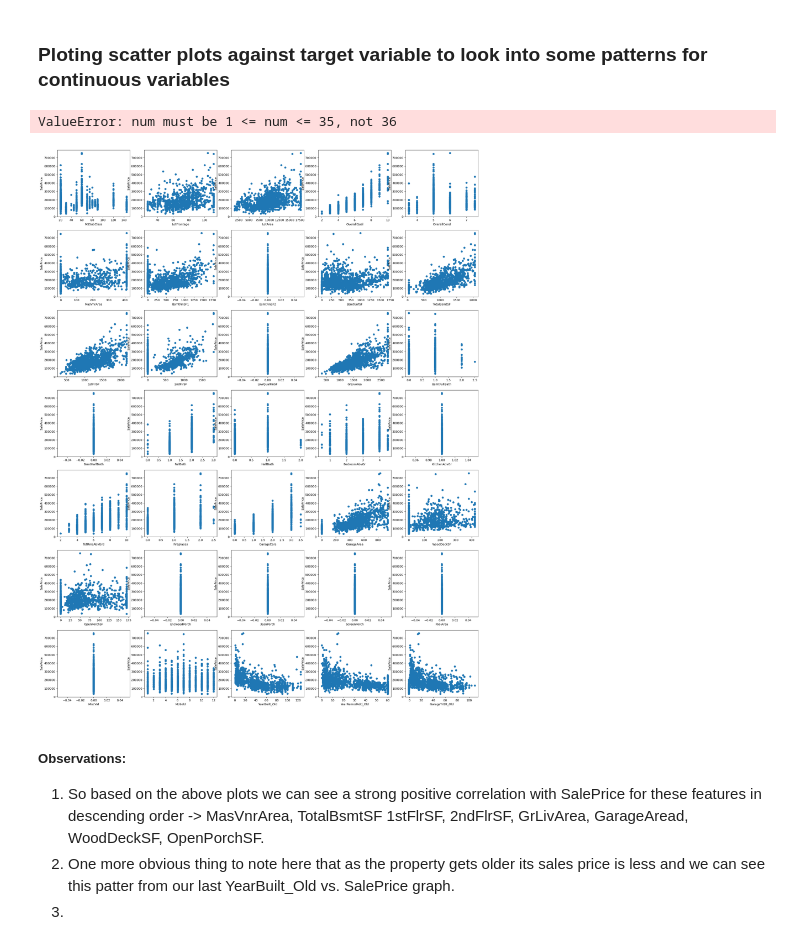
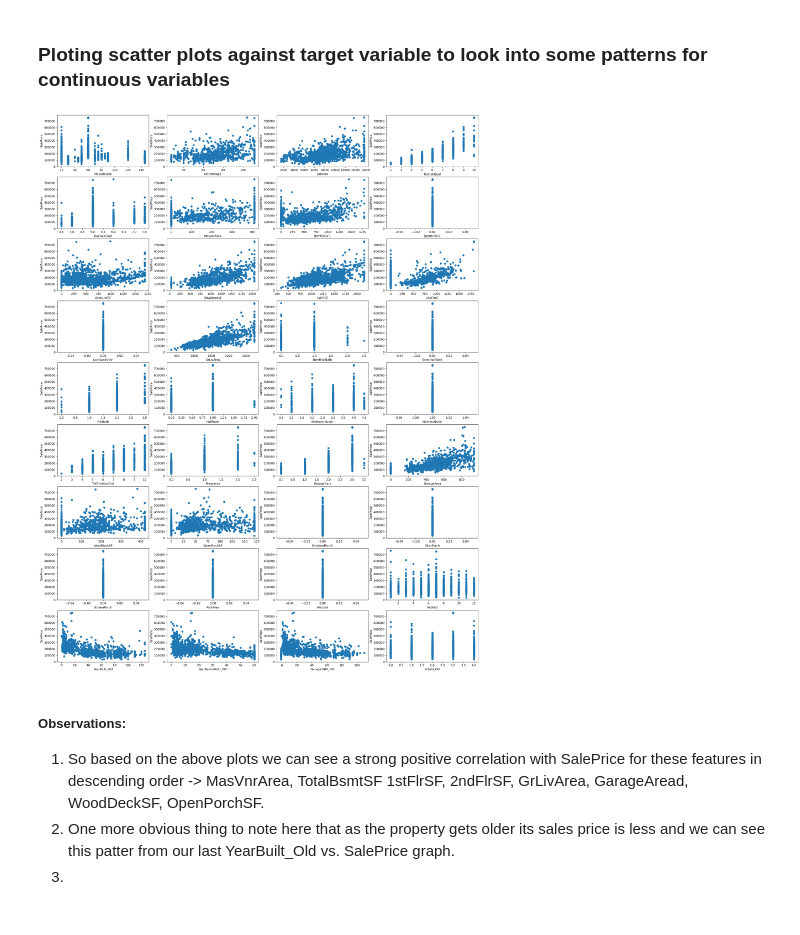
Before and after one commit to sanskar752000/Hosusing-Price-Australia-Prediction-Model, a Jupyter notebook: Surprise_housing_advance_regression.ipynb, the cells around one changed output. Saved outputs shown, nothing was run; the diff lists cells and outputs as text; code cells hidden in the pictures.

Commit message:
update build_scatter_subplot function

```diff
--- a/Surprise_housing_advance_regression.ipynb
+++ b/Surprise_housing_advance_regression.ipynb
@@ -356,7 +356,7 @@ housing_df.describe()
 # %% [markdown]
 ### Ploting scatter plots against target variable to look into some patterns for continuous variables
 # %%
-def build_scatter_subplots(df, predictor_feature_list, target_variable, figureSize, cols):
+def build_scatter_subplots(df, predictor_feature_list, target_variable, figureSize, cols, rows):
     rows = len(predictor_feature_list)//cols
     plt.figure(figsize=figureSize)
     for i, feature in enumerate(predictor_feature_list):
@@ -367,10 +367,9 @@ def build_scatter_subplots(df, predictor_feature_list, target_variable, figureSi
 # %%
 numeric_features = list(housing_df.dtypes[housing_df.dtypes!='object'].index)
 numeric_features.remove(housing_df.SalePrice.name)
-build_scatter_subplots(housing_df, numeric_features, housing_df.SalePrice, (26,34), 5)
+build_scatter_subplots(housing_df, numeric_features, housing_df.SalePrice, (26,34), 4, 8)
 # %% [output]
-ValueError: num must be 1 <= num <= 35, not 36
-[figure, old version]
+[figure, new version]
 # %% [markdown]
 ##### Observations:
 1. So based on the above plots we can see a strong positive correlation with SalePrice for these features in descending order -> MasVnrArea, TotalBsmtSF 1stFlrSF, 2ndFlrSF, GrLivArea, GarageAread, WoodDeckSF, OpenPorchSF.
```
Also changed, not shown: parts of 1 cell of this notebook.
